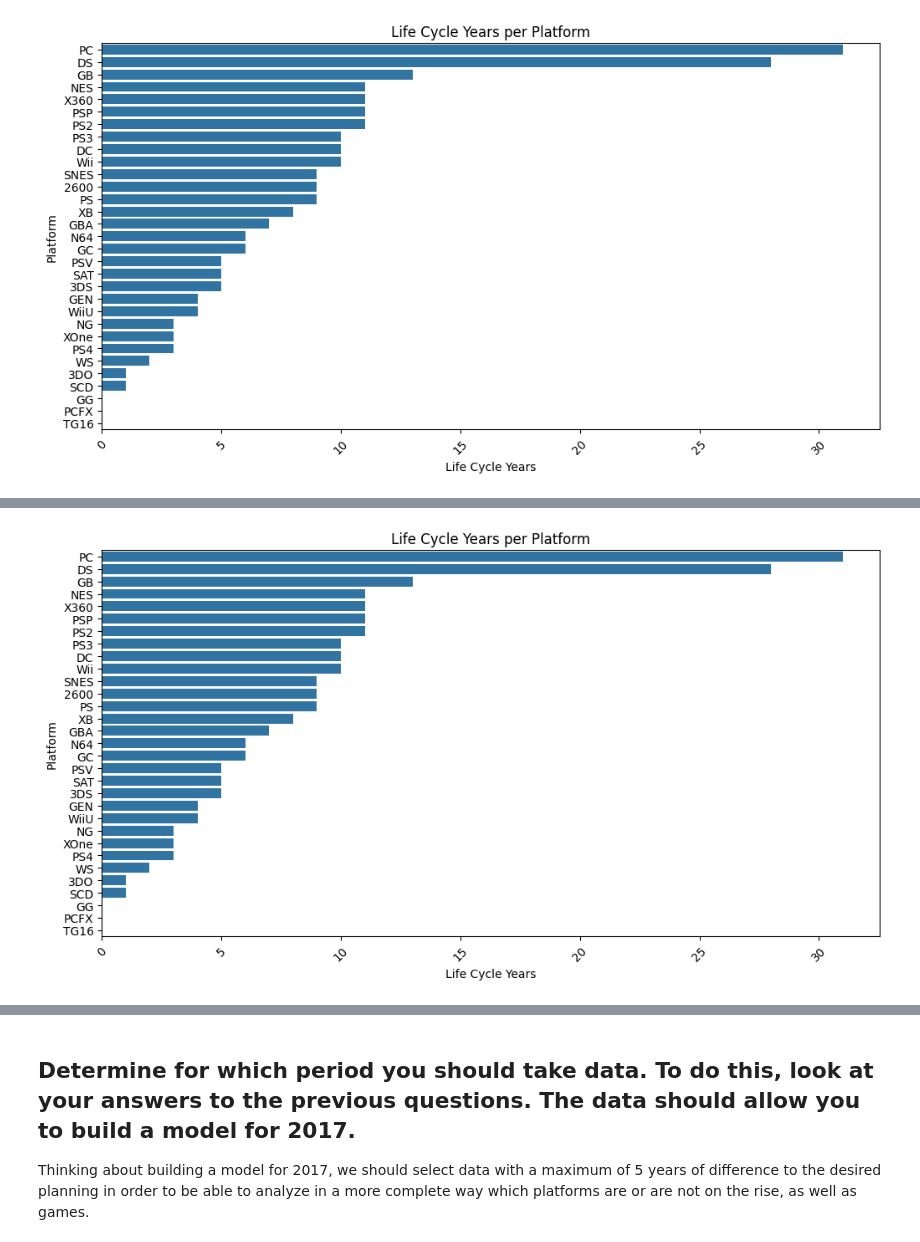
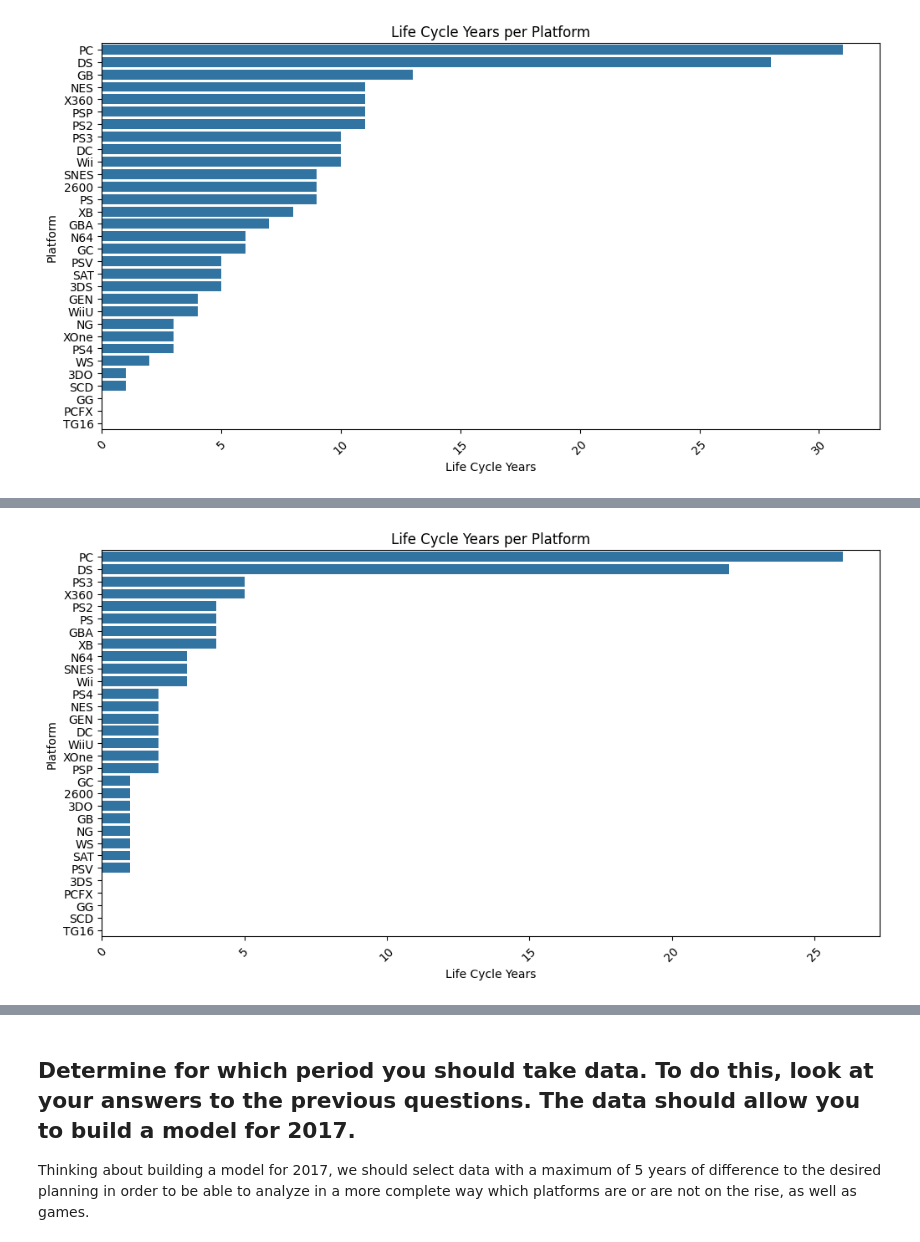
Before and after one commit to RafaelGenari/Bootcamp-Project-Video-Games-Ice-Company, a Jupyter notebook: Notebooks/EDA.ipynb, the cells around one changed output, grey strips where cells are left out. Saved outputs shown, nothing was run; the diff lists cells and outputs as text; code cells hidden in the pictures.

```diff
--- a/Notebooks/EDA.ipynb
+++ b/Notebooks/EDA.ipynb
@@ -322,11 +245,8 @@ plt.show()
 df_platform_sales_peak = df_games.groupby(['platform', 'year_of_release'])['total_sales'].sum().reset_index()
 df_platform_sales_peak = df_platform_sales_peak.sort_values(by = ['platform', 'total_sales'], ascending = [True, False])
 df_platform_sales_peak = df_platform_sales_peak.drop_duplicates(subset = ['platform'], keep = 'first')
-df_platform_sales_peak = trazer coluna min do df_platform_life_cycle com merge, calcular novo life circle, tirar média e plotar
-
-# df_platform_sales_peak.columns = df_platform_sales_peak.columns.droplevel(0)
-# df_platform_sales_peak.columns = ['platform', 'min', 'max', 'mean']
-# df_platform_sales_peak['life_circle'] = df_platform_sales_peak['max'] - df_platform_sales_peak['min']
-# mean_life_circle = df_platform_sales_peak['life_circle'].mean()
-# mean_life_circle
+df_platform_sales_peak = df_platform_sales_peak.merge(df_platform_life_cycle[['platform', 'min']], on = 'platform', how = 'left')
+df_platform_sales_peak['year_until_sales_peak'] = df_platform_sales_peak['year_of_release'] - df_platform_sales_peak['min']
+mean_life_cycle_years = df_platform_sales_peak['year_until_sales_peak'].mean()
+mean_life_cycle_years
 # %% [output]
@@ -349,0 +254,5 @@ df_platform_sales_peak = trazer coluna min do df_platform_life_cycle com merge,
+# %%
+df_platform_sales_peak = df_platform_sales_peak.rename(columns = {'year_of_release' : 'year_of_high_sales'})
+df_platform_sales_peak = df_platform_sales_peak.rename(columns = {'min' : 'year_of_release'})
+
+df_platform_sales_peak
@@ -350,10 +277,10 @@ df_platform_sales_peak = trazer coluna min do df_platform_life_cycle com merge,
 # %%
 plt.figure(figsize = (12,6))
-sns.barplot(x = 'life_circle', y = 'platform', data = df_platform_sales_peak.sort_values(by = 'life_circle', ascending = False))
+sns.barplot(x = 'year_until_sales_peak', y = 'platform', data = df_platform_sales_peak.sort_values(by = 'year_until_sales_peak', ascending = False))
 plt.title('Life Cycle Years per Platform')
 plt.xlabel('Life Cycle Years')
 plt.ylabel('Platform')
 plt.xticks(rotation=45)
 plt.show()
 # %% [output]
-[figure, old version]
+[figure, new version]
```
Also changed, not shown: parts of 54 cells of this notebook.
